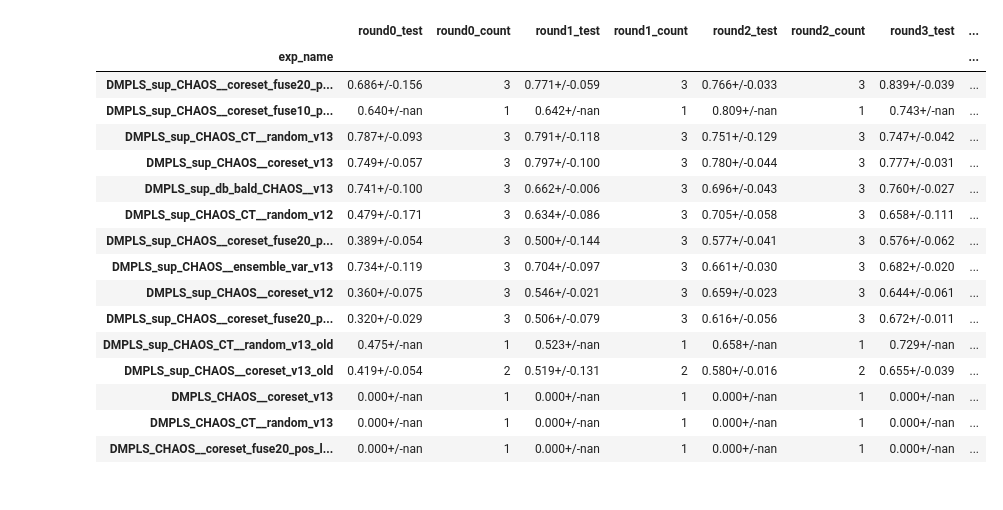
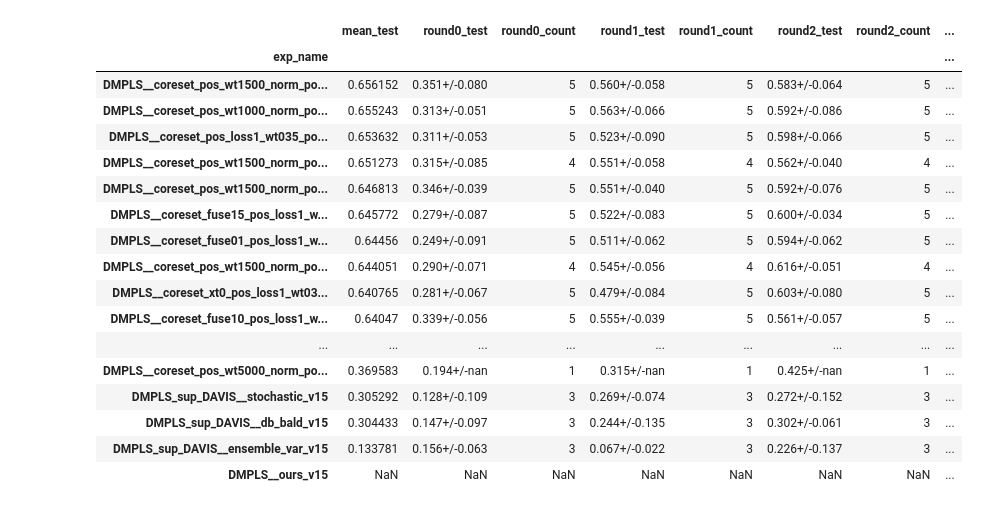
Before and after one commit to arvindmvepa/al-seg, a Jupyter notebook: Analyze Metrics - General Experiments.ipynb, the cells around one changed output. Saved outputs shown, nothing was run; the diff lists cells and outputs as text; code cells hidden in the pictures.

```diff
--- a/Analyze Metrics - General Experiments.ipynb
+++ b/Analyze Metrics - General Experiments.ipynb
@@ -13,11 +13,16 @@ pd.set_option('display.max_columns', None)
 #results_csv_file = r"/Users/arvin/Documents/ucla research/active learning/results/results_11_13_2023_merged_CHAOS_v12.csv"
 #results_csv_file = r"/Users/arvin/Documents/ucla research/active learning/results/results_11_13_2023_merged_LVSC_v12.csv"
 #results_csv_file = r"/Users/arvin/Documents/ucla research/active learning/results/results_2_20_2024_merged_v13.csv"
-results_csv_file = r"/Users/arvin/Documents/ucla research/active learning/results/results_11_16_2023_merged_edited1.csv"
+#results_csv_file = r"/Users/arvin/Documents/ucla research/active learning/results/results_11_16_2023_merged_edited1.csv"
+#results_csv_file = r"/Users/arvin/Documents/ucla research/active learning/results/results_5_31_2024_lab_v17.csv"
+#results_csv_file = r"/Users/arvin/Documents/ucla research/active learning/results/results_6_5_2024_lab_v17.csv"
+#results_csv_file = r"/Users/arvin/Documents/ucla research/active learning/results/results_6_13_2024_lab_v17.csv"
+#results_csv_file = r"/Users/arvin/Documents/ucla research/active learning/results/results_6_20_2024_lab_v17.csv"
+results_csv_file = r"/Users/arvin/Documents/ucla research/active learning/results/results_5_20_2024_lab_v15.csv"
 # %%
 exp_df = pd.read_csv(results_csv_file)
 ignore_string_in_name_lst = []
-include_string_in_name_lst = ["CHAOS"]
+include_string_in_name_lst = [""]
 # %%
 included_exp_names = exp_df['exp'].tolist()
 # %%
@@ -90,7 +95,11 @@ accepted  DMPLS_sup_CHAOS_CT__random_v13_old
 # %%
 index = pd.Index(list(results_dict.keys()), name="exp_name")
 round_counts_strings = [[round_string, f"round{i}_count"] for i, round_string in enumerate(round_strings)]
-df = pd.DataFrame(index=index, columns=sum(round_counts_strings, []))
+mean_strings = round_strings[1:5]
+#mean_strings = round_strings[0:4]
+mean_string_col = "mean_test"
+df = pd.DataFrame(index=index,
+                  columns=[mean_string_col] + sum(round_counts_strings, []))
 # %%
 for base_exp_name, results in results_dict.items():
     sub_df = df.loc[base_exp_name]
@@ -108,21 +121,22 @@ for base_exp_name, results in results_dict.items():
 # %%
 df
-df.sort_values(by=["round4_test"], ascending=False)
+df.sort_values(by=[mean_string_col], ascending=False)
 # %% [output]
-|  | round0_test | round0_count | round1_test | round1_count | round2_test | round2_count | round3_test | ... |
+|  | mean_test | round0_test | round0_count | round1_test | round1_count | round2_test | round2_count | ... |
 | exp_name |  |  |  |  |  |  |  | ... |
-| DMPLS_sup_CHAOS__coreset_fuse20_p... | 0.686+/-0.156 | 3 | 0.771+/-0.059 | 3 | 0.766+/-0.033 | 3 | 0.839+/-0.039 | ... |
-| DMPLS_sup_CHAOS__coreset_fuse10_p... | 0.640+/-nan | 1 | 0.642+/-nan | 1 | 0.809+/-nan | 1 | 0.743+/-nan | ... |
-| DMPLS_sup_CHAOS_CT__random_v13 | 0.787+/-0.093 | 3 | 0.791+/-0.118 | 3 | 0.751+/-0.129 | 3 | 0.747+/-0.042 | ... |
-| DMPLS_sup_CHAOS__coreset_v13 | 0.749+/-0.057 | 3 | 0.797+/-0.100 | 3 | 0.780+/-0.044 | 3 | 0.777+/-0.031 | ... |
-| DMPLS_sup_db_bald_CHAOS__v13 | 0.741+/-0.100 | 3 | 0.662+/-0.006 | 3 | 0.696+/-0.043 | 3 | 0.760+/-0.027 | ... |
-| DMPLS_sup_CHAOS_CT__random_v12 | 0.479+/-0.171 | 3 | 0.634+/-0.086 | 3 | 0.705+/-0.058 | 3 | 0.658+/-0.111 | ... |
-| DMPLS_sup_CHAOS__coreset_fuse20_p... | 0.389+/-0.054 | 3 | 0.500+/-0.144 | 3 | 0.577+/-0.041 | 3 | 0.576+/-0.062 | ... |
-| DMPLS_sup_CHAOS__ensemble_var_v13 | 0.734+/-0.119 | 3 | 0.704+/-0.097 | 3 | 0.661+/-0.030 | 3 | 0.682+/-0.020 | ... |
-| DMPLS_sup_CHAOS__coreset_v12 | 0.360+/-0.075 | 3 | 0.546+/-0.021 | 3 | 0.659+/-0.023 | 3 | 0.644+/-0.061 | ... |
-| DMPLS_sup_CHAOS__coreset_fuse20_p... | 0.320+/-0.029 | 3 | 0.506+/-0.079 | 3 | 0.616+/-0.056 | 3 | 0.672+/-0.011 | ... |
-| DMPLS_sup_CHAOS_CT__random_v13_old | 0.475+/-nan | 1 | 0.523+/-nan | 1 | 0.658+/-nan | 1 | 0.729+/-nan | ... |
-| DMPLS_sup_CHAOS__coreset_v13_old | 0.419+/-0.054 | 2 | 0.519+/-0.131 | 2 | 0.580+/-0.016 | 2 | 0.655+/-0.039 | ... |
-| DMPLS_CHAOS__coreset_v13 | 0.000+/-nan | 1 | 0.000+/-nan | 1 | 0.000+/-nan | 1 | 0.000+/-nan | ... |
-| DMPLS_CHAOS_CT__random_v13 | 0.000+/-nan | 1 | 0.000+/-nan | 1 | 0.000+/-nan | 1 | 0.000+/-nan | ... |
-| DMPLS_CHAOS__coreset_fuse20_pos_l... | 0.000+/-nan | 1 | 0.000+/-nan | 1 | 0.000+/-nan | 1 | 0.000+/-nan | ... |
+| DMPLS__coreset_pos_wt1500_norm_po... | 0.656152 | 0.351+/-0.080 | 5 | 0.560+/-0.058 | 5 | 0.583+/-0.064 | 5 | ... |
+| DMPLS__coreset_pos_wt1000_norm_po... | 0.655243 | 0.313+/-0.051 | 5 | 0.563+/-0.066 | 5 | 0.592+/-0.086 | 5 | ... |
+| DMPLS__coreset_pos_loss1_wt035_po... | 0.653632 | 0.311+/-0.053 | 5 | 0.523+/-0.090 | 5 | 0.598+/-0.066 | 5 | ... |
+| DMPLS__coreset_pos_wt1500_norm_po... | 0.651273 | 0.315+/-0.085 | 4 | 0.551+/-0.058 | 4 | 0.562+/-0.040 | 4 | ... |
+| DMPLS__coreset_pos_wt1500_norm_po... | 0.646813 | 0.346+/-0.039 | 5 | 0.551+/-0.040 | 5 | 0.592+/-0.076 | 5 | ... |
+| DMPLS__coreset_fuse15_pos_loss1_w... | 0.645772 | 0.279+/-0.087 | 5 | 0.522+/-0.083 | 5 | 0.600+/-0.034 | 5 | ... |
+| DMPLS__coreset_fuse01_pos_loss1_w... | 0.64456 | 0.249+/-0.091 | 5 | 0.511+/-0.062 | 5 | 0.594+/-0.062 | 5 | ... |
+| DMPLS__coreset_pos_wt1500_norm_po... | 0.644051 | 0.290+/-0.071 | 4 | 0.545+/-0.056 | 4 | 0.616+/-0.051 | 4 | ... |
+| DMPLS__coreset_xt0_pos_loss1_wt03... | 0.640765 | 0.281+/-0.067 | 5 | 0.479+/-0.084 | 5 | 0.603+/-0.080 | 5 | ... |
+| DMPLS__coreset_fuse10_pos_loss1_w... | 0.64047 | 0.339+/-0.056 | 5 | 0.555+/-0.039 | 5 | 0.561+/-0.057 | 5 | ... |
+| ... | ... | ... | ... | ... | ... | ... | ... | ... |
+| DMPLS__coreset_pos_wt5000_norm_po... | 0.369583 | 0.194+/-nan | 1 | 0.315+/-nan | 1 | 0.425+/-nan | 1 | ... |
+| DMPLS_sup_DAVIS__stochastic_v15 | 0.305292 | 0.128+/-0.109 | 3 | 0.269+/-0.074 | 3 | 0.272+/-0.152 | 3 | ... |
+| DMPLS_sup_DAVIS__db_bald_v15 | 0.304433 | 0.147+/-0.097 | 3 | 0.244+/-0.135 | 3 | 0.302+/-0.061 | 3 | ... |
+| DMPLS_sup_DAVIS__ensemble_var_v15 | 0.133781 | 0.156+/-0.063 | 3 | 0.067+/-0.022 | 3 | 0.226+/-0.137 | 3 | ... |
+| DMPLS__ours_v15 | NaN | NaN | NaN | NaN | NaN | NaN | NaN | ... |
```
Also changed, not shown: parts of 2 cells of this notebook.
